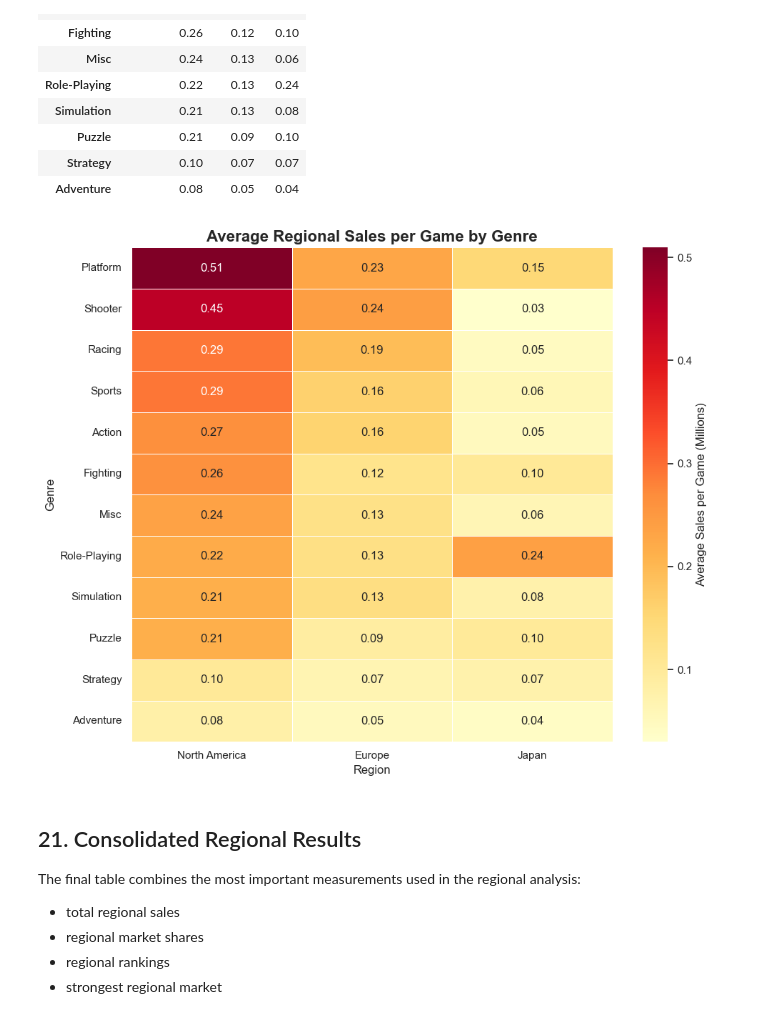
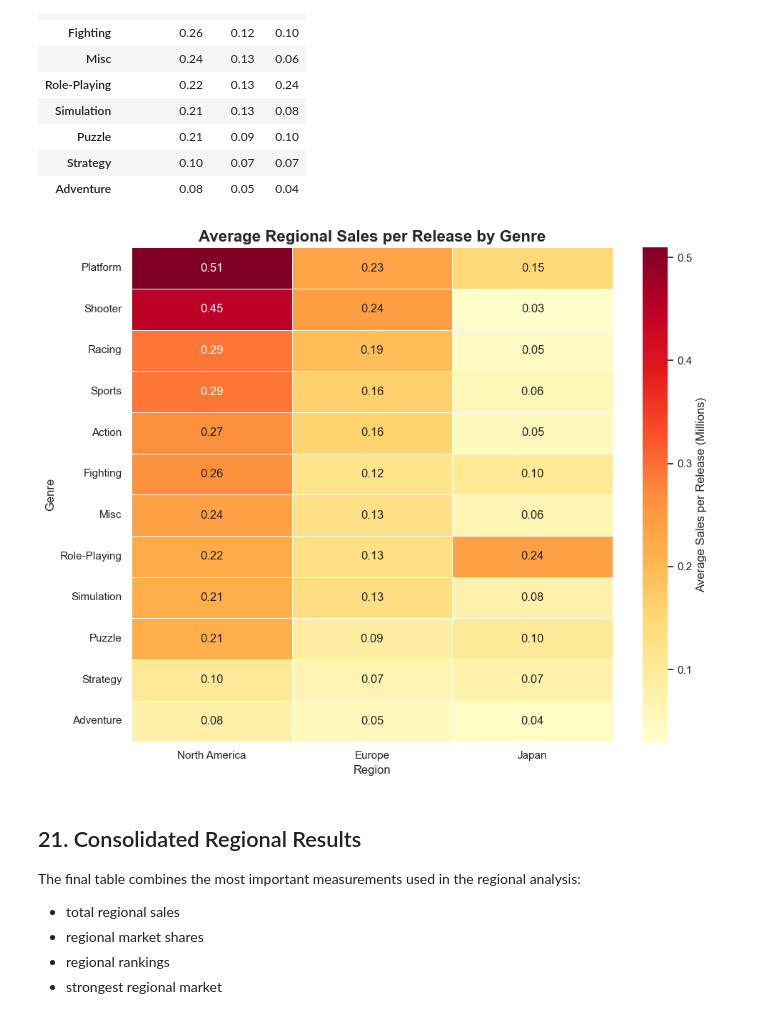
Before and after one commit to tylernsocial/data-analysis-on-the-videogame-industry, a Jupyter notebook: notebooks/research_questions_and_modeling/08_regional_market_preferences.ipynb, the cells around one changed output. Cells and saved outputs as stored; diff of their text form; code cells hidden in the pictures.

```diff
--- a/notebooks/research_questions_and_modeling/08_regional_market_preferences.ipynb
+++ b/notebooks/research_questions_and_modeling/08_regional_market_preferences.ipynb
@@ -1245,26 +1251,26 @@ average_sales_heatmap
 # %%
 plt.figure(figsize=(10, 8))
 
 sns.heatmap(
     average_sales_heatmap,
     annot=True,
     fmt=".2f",
     cmap="YlOrRd",
     linewidths=0.5,
-    cbar_kws={"label": "Average Sales per Game (Millions)"}
+    cbar_kws={"label": "Average Sales per Release (Millions)"}
 )
 
 plt.title(
-    "Average Regional Sales per Game by Genre",
+    "Average Regional Sales per Release by Genre",
     fontsize=16,
     fontweight="bold"
 )
 plt.xlabel("Region")
 plt.ylabel("Genre")
 plt.tight_layout()
 plt.show()
 # %% [output]
-[figure, old version]
+[figure, new version]
 # %% [markdown]
 ## 21. Consolidated Regional Results
 
```
Also changed, not shown: parts of 5 cells of this notebook.
